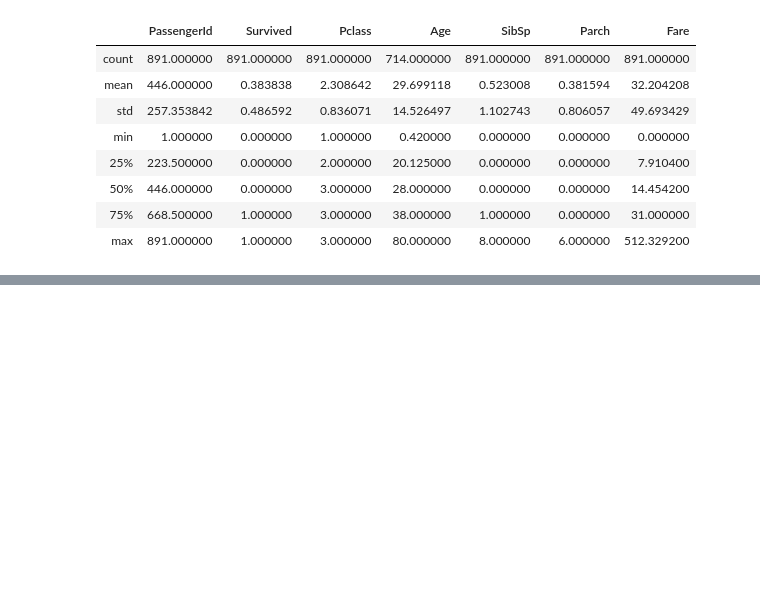
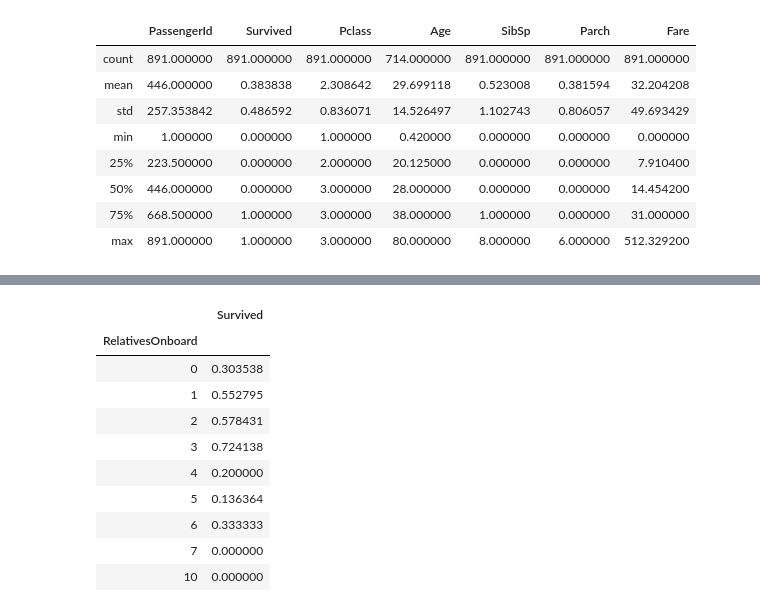
Before and after one commit to zuzuta/BookLearning-Hands_on_Machine_Learning, a Jupyter notebook: Chapter3 Classification.ipynb, the cells around one changed output, grey strips where cells are left out. Drawn from its saved outputs; the diff is of its cells as text; code cells hidden in the pictures; blank space fills up the shorter version.

```diff
--- a/Chapter3 Classification.ipynb
+++ b/Chapter3 Classification.ipynb
@@ -567,0 +622,7 @@ train_data.describe()
+# %%
+class MostFrequentImputer(BaseEstimator, TransformerMixin):
+    def fit(self, X, y=None):
+        self.most_frequent_ = pd.Series([X[c].value_counts().index[0] for c in X], index=X.columns)
+        return self
+    def transform(self, X, y=None):
+        return X.fillna(self.most_frequent_)
@@ -567,0 +631,8 @@ train_data.describe()
+# %%
+cat_pipeline = Pipeline([
+    ("select_cat", DataFrameSelector(["Pclass", "Sex", "Embarked"])),
+    ("imputer", MostFrequentImputer()),
+    ("cat_encoder", OneHotEncoder(sparse=False)),
+])
+# %%
+cat_pipeline.fit_transform(train_data)
@@ -567,0 +721,5 @@ train_data.describe()
+# %%
+# 年齢層ごとにカテゴリー変数に変換
+
+train_data["AgeBucket"] = train_data["Age"] // 15 * 15
+train_data[["AgeBucket", "Survived"]].groupby(["AgeBucket"]).mean()
@@ -567,0 +735,15 @@ train_data.describe()
+# %%
+train_data["RelativesOnboard"] = train_data["SibSp"] + train_data["Parch"]
+train_data[["RelativesOnboard", "Survived"]].groupby(["RelativesOnboard"]).mean()
+# %% [output]
+|  | Survived |
+| RelativesOnboard |  |
+| 0 | 0.303538 |
+| 1 | 0.552795 |
+| 2 | 0.578431 |
+| 3 | 0.724138 |
+| 4 | 0.200000 |
+| 5 | 0.136364 |
+| 6 | 0.333333 |
+| 7 | 0.000000 |
+| 10 | 0.000000 |
```
Also changed, not shown: parts of 23 cells of this notebook.
